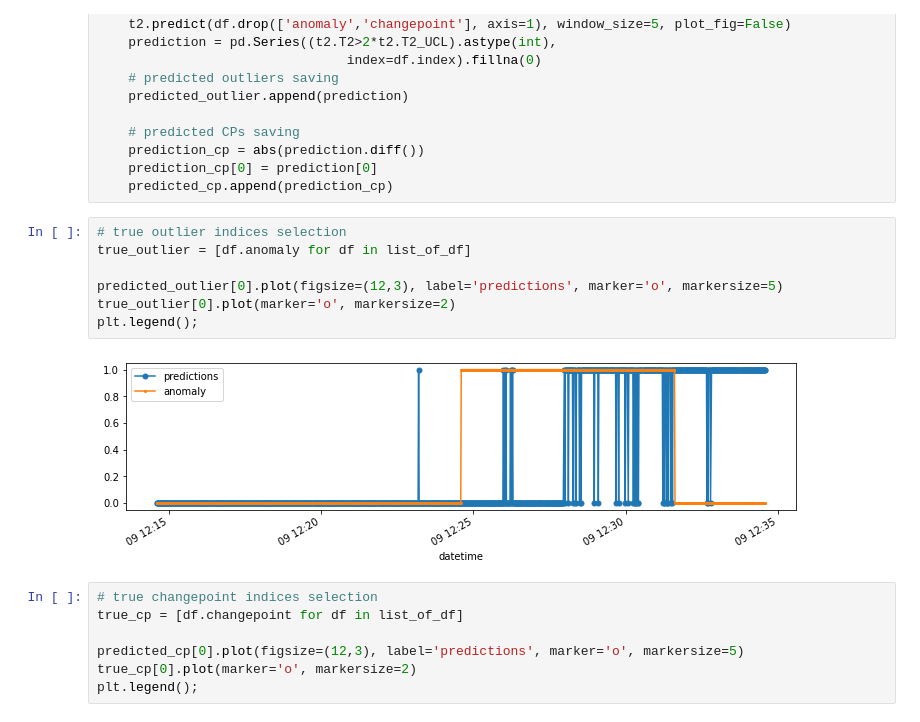
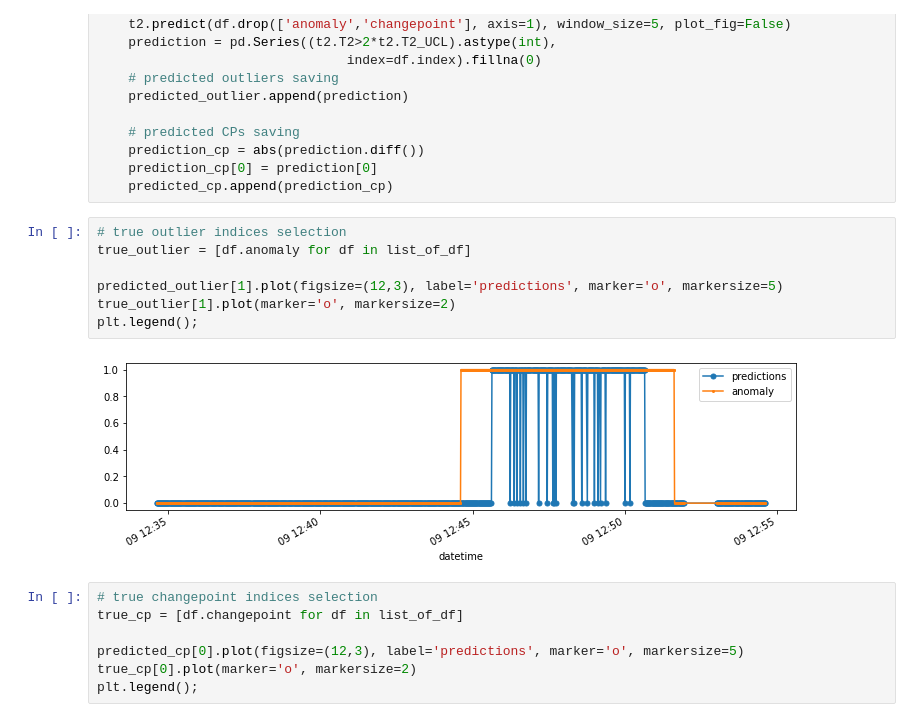
Before and after one commit to waico/SKAB, a Jupyter notebook: baselines/hotelling.ipynb, the cells around one changed output. Saved outputs shown, nothing was run; the diff lists cells and outputs as text.

```diff
--- a/baselines/hotelling.ipynb
+++ b/baselines/hotelling.ipynb
@@ -108,12 +108,12 @@ for df in list_of_df:
 # %%
 # true outlier indices selection
 true_outlier = [df.anomaly for df in list_of_df]
 
-predicted_outlier[0].plot(figsize=(12,3), label='predictions', marker='o', markersize=5)
-true_outlier[0].plot(marker='o', markersize=2)
+predicted_outlier[1].plot(figsize=(12,3), label='predictions', marker='o', markersize=5)
+true_outlier[1].plot(marker='o', markersize=2)
 plt.legend();
 # %% [output]
-[figure, old version]
+[figure, new version]
 # %%
 # true changepoint indices selection
 true_cp = [df.changepoint for df in list_of_df]
```
Also changed, not shown: parts of 2 cells of this notebook, 2 other files.
